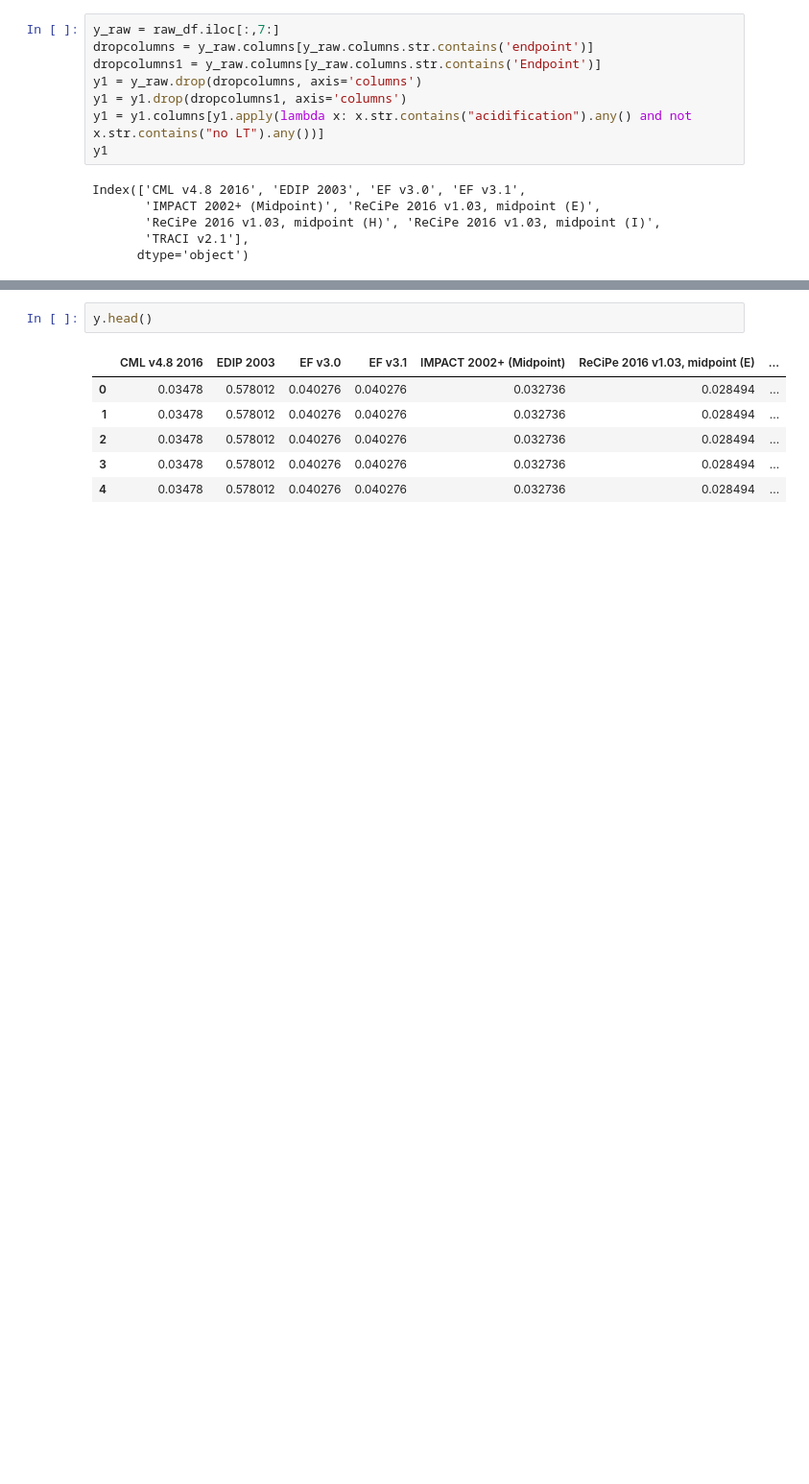
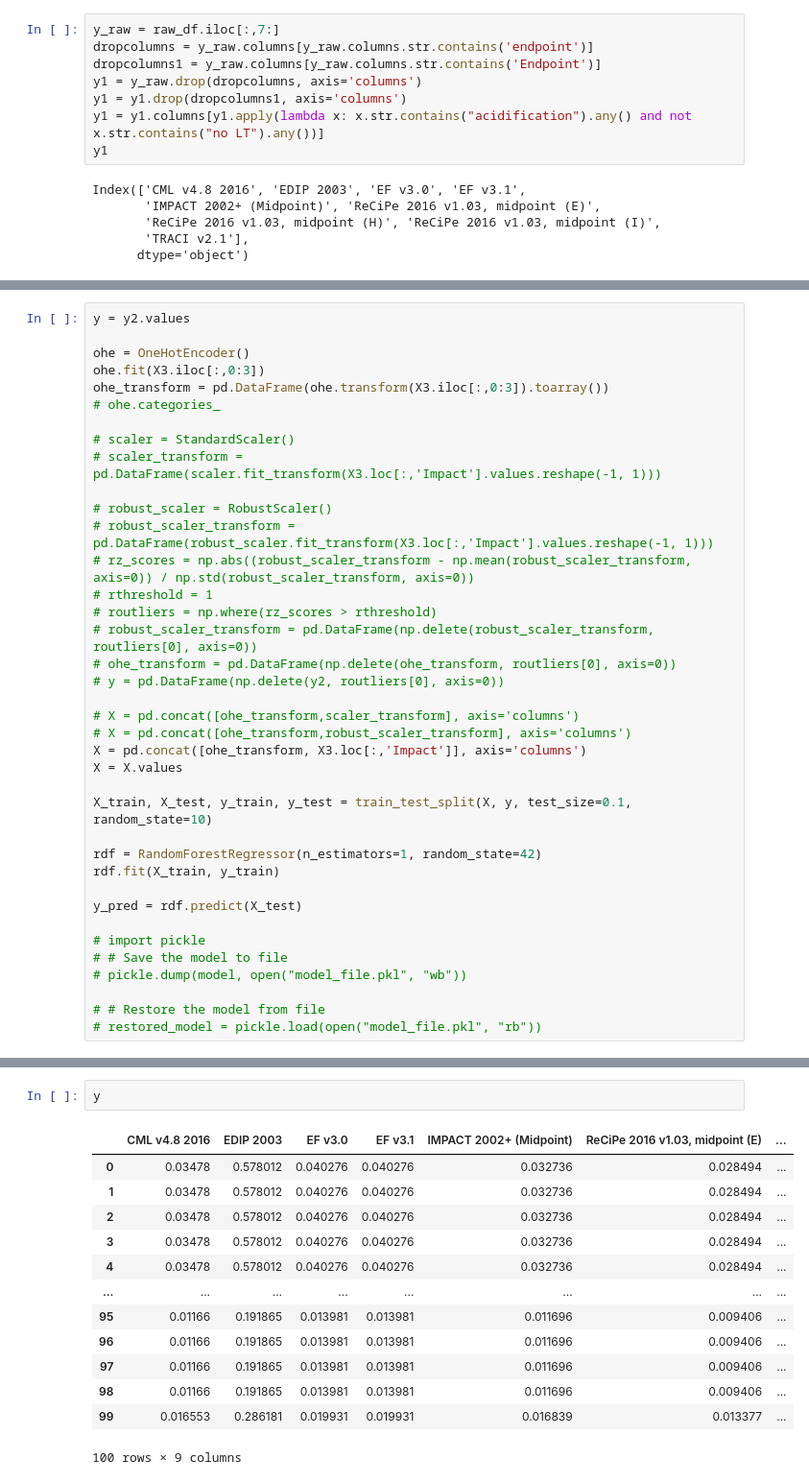
Before and after one commit to adsmer2/LCIA-impact-translator, a Jupyter notebook: EI391_ML.ipynb, the cells around one changed output, grey strips where cells are left out. Shown: that part at 96% size. Saved outputs shown, nothing was run; the diff lists cells and outputs as text; blank space fills up the shorter version.

```diff
--- a/EI391_ML.ipynb
+++ b/EI391_ML.ipynb
@@ -156,0 +213,38 @@ len(y)
+# %%
+y = y2.values
+
+ohe = OneHotEncoder()
+ohe.fit(X3.iloc[:,0:3])
+ohe_transform = pd.DataFrame(ohe.transform(X3.iloc[:,0:3]).toarray())
+# ohe.categories_
+
+# scaler = StandardScaler()
+# scaler_transform = pd.DataFrame(scaler.fit_transform(X3.loc[:,'Impact'].values.reshape(-1, 1)))
+
+# robust_scaler = RobustScaler()
+# robust_scaler_transform = pd.DataFrame(robust_scaler.fit_transform(X3.loc[:,'Impact'].values.reshape(-1, 1)))
+# rz_scores = np.abs((robust_scaler_transform - np.mean(robust_scaler_transform, axis=0)) / np.std(robust_scaler_transform, axis=0))
+# rthreshold = 1
+# routliers = np.where(rz_scores > rthreshold)
+# robust_scaler_transform = pd.DataFrame(np.delete(robust_scaler_transform, routliers[0], axis=0))
+# ohe_transform = pd.DataFrame(np.delete(ohe_transform, routliers[0], axis=0))
+# y = pd.DataFrame(np.delete(y2, routliers[0], axis=0))
+
+# X = pd.concat([ohe_transform,scaler_transform], axis='columns')
+# X = pd.concat([ohe_transform,robust_scaler_transform], axis='columns')
+X = pd.concat([ohe_transform, X3.loc[:,'Impact']], axis='columns')
+X = X.values
+
+X_train, X_test, y_train, y_test = train_test_split(X, y, test_size=0.1, random_state=10)
+
+rdf = RandomForestRegressor(n_estimators=1, random_state=42)
+rdf.fit(X_train, y_train)
+
+y_pred = rdf.predict(X_test)
+
+# import pickle
+# # Save the model to file
+# pickle.dump(model, open("model_file.pkl", "wb"))
+
+# # Restore the model from file
+# restored_model = pickle.load(open("model_file.pkl", "rb"))
@@ -166,9 +496,16 @@ X.head()
 # %%
-y.head()
+y
 # %% [output]
 |  | CML v4.8 2016 | EDIP 2003 | EF v3.0 | EF v3.1 | IMPACT 2002+ (Midpoint) | ReCiPe 2016 v1.03, midpoint (E) | ... |
 | 0 | 0.03478 | 0.578012 | 0.040276 | 0.040276 | 0.032736 | 0.028494 | ... |
 | 1 | 0.03478 | 0.578012 | 0.040276 | 0.040276 | 0.032736 | 0.028494 | ... |
 | 2 | 0.03478 | 0.578012 | 0.040276 | 0.040276 | 0.032736 | 0.028494 | ... |
 | 3 | 0.03478 | 0.578012 | 0.040276 | 0.040276 | 0.032736 | 0.028494 | ... |
 | 4 | 0.03478 | 0.578012 | 0.040276 | 0.040276 | 0.032736 | 0.028494 | ... |
+| ... | ... | ... | ... | ... | ... | ... | ... |
+| 95 | 0.01166 | 0.191865 | 0.013981 | 0.013981 | 0.011696 | 0.009406 | ... |
+| 96 | 0.01166 | 0.191865 | 0.013981 | 0.013981 | 0.011696 | 0.009406 | ... |
+| 97 | 0.01166 | 0.191865 | 0.013981 | 0.013981 | 0.011696 | 0.009406 | ... |
+| 98 | 0.01166 | 0.191865 | 0.013981 | 0.013981 | 0.011696 | 0.009406 | ... |
+| 99 | 0.016553 | 0.286181 | 0.019931 | 0.019931 | 0.016839 | 0.013377 | ... |
+100 rows × 9 columns
```
Also changed, not shown: parts of 30 cells of this notebook.
